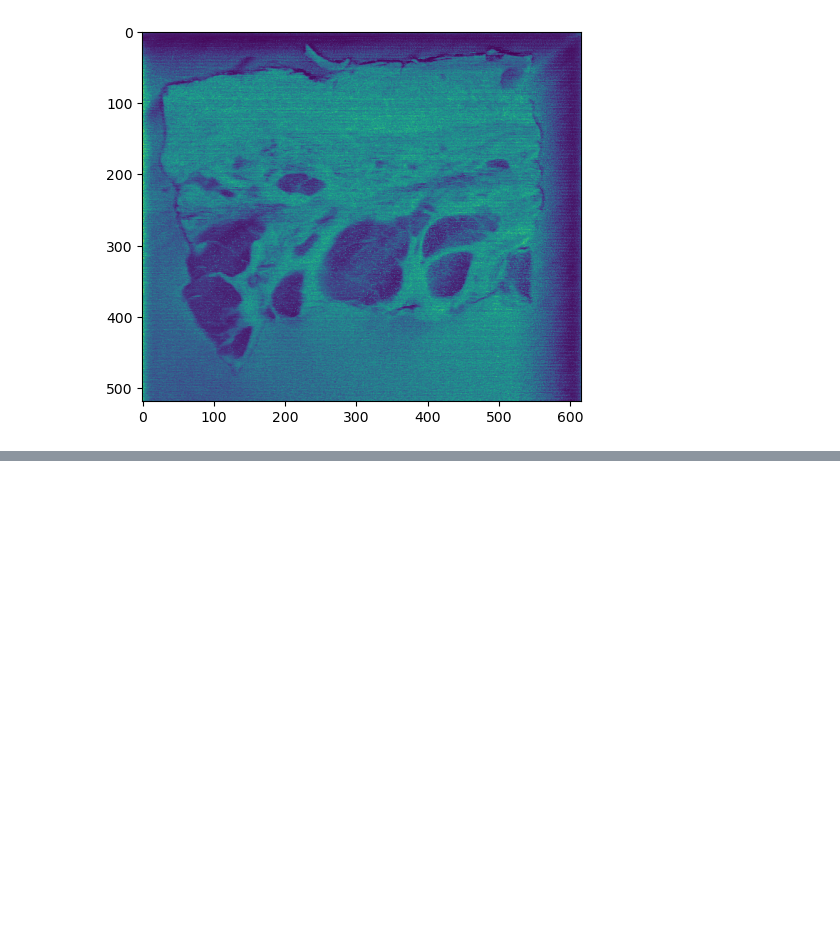
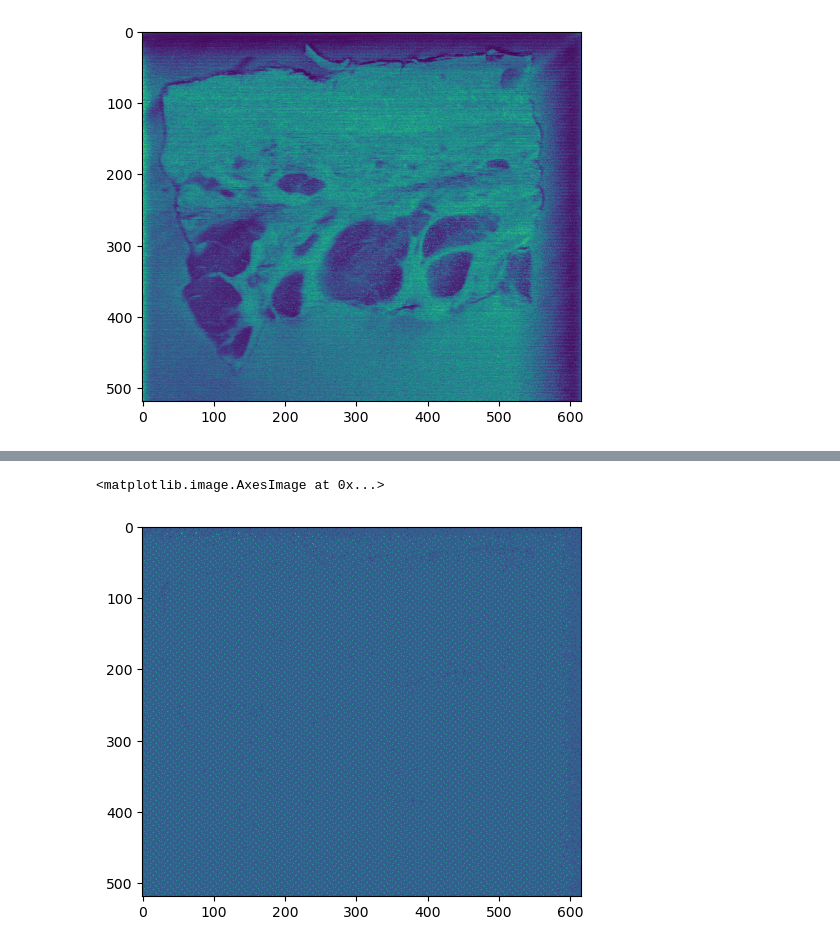
Before and after one commit to ekepes112/libs_segmentation, a Jupyter notebook: notebooks/EXP_fullSpectralClustering.ipynb, the cells around one changed output, grey strips where cells are left out. Saved outputs shown, nothing was run; the diff lists cells and outputs as text; code cells hidden in the pictures; blank space fills up the shorter version.

```diff
--- a/notebooks/EXP_fullSpectralClustering.ipynb
+++ b/notebooks/EXP_fullSpectralClustering.ipynb
@@ -36,0 +148,15 @@ plt.imshow(full_emissivities)
+# %%
+plot_data = np.zeros_like(
+    np.arange(map_data.metadata.get('spectra'))
+).astype(np.float32)
+plot_data += .2
+plot_data[::STEP_SIZE] = plot_labels
+plot_data = np.ma.array(plot_data, mask=np.isnan(plot_data))
+# %%
+plot_data = plot_data.reshape(map_data.map_dimensions[::-1])
+plot_data[::2,:] = plot_data[::2,::-1]
+
+plt.imshow(plot_data)
+# %% [output]
+<matplotlib.image.AxesImage at 0x...>
+[figure, added]
```
Also changed, not shown: parts of 10 cells of this notebook.
